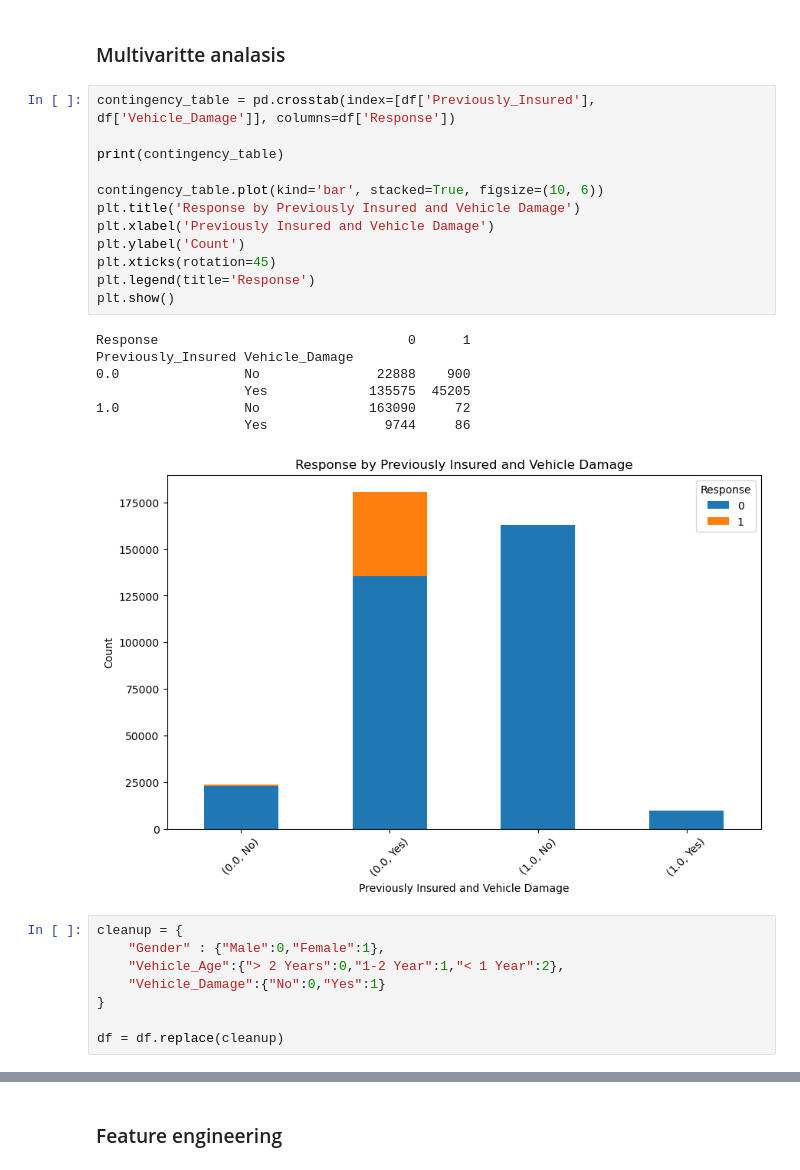
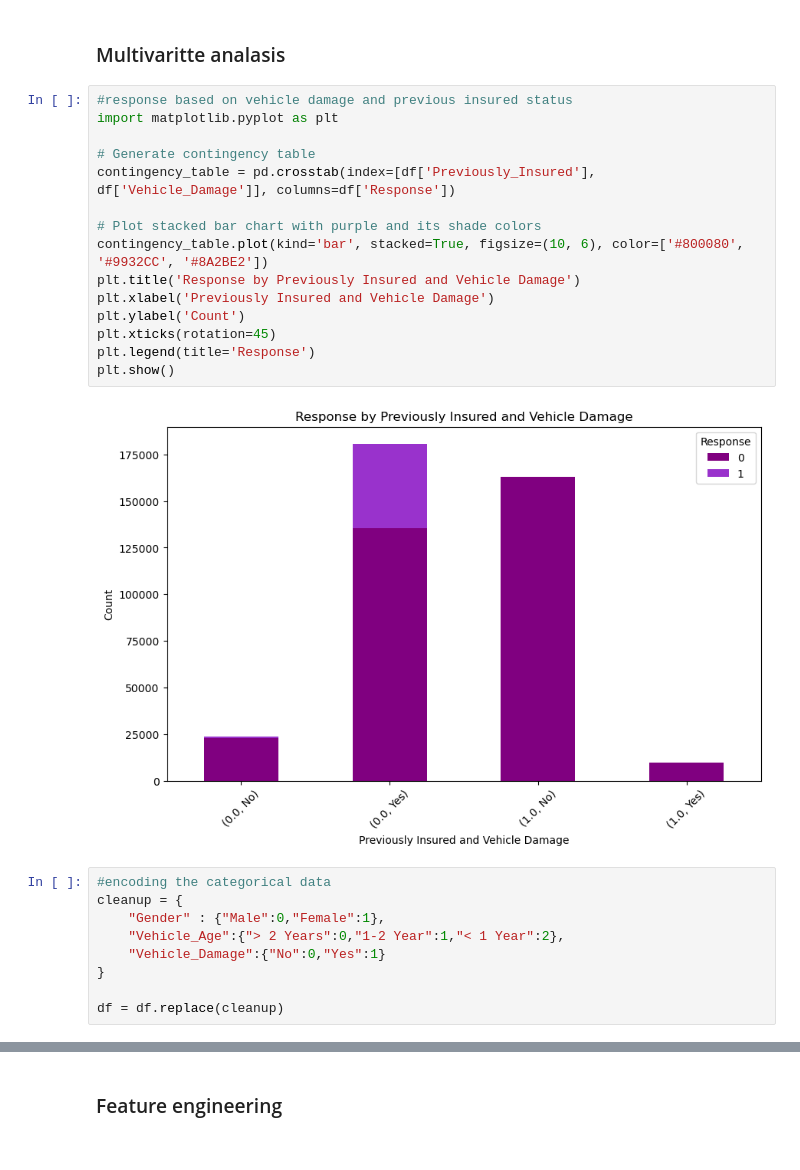
Before and after one commit to JMAN-CODES/EDA-Vehicle, a Jupyter notebook: INT039_ArjunP.ipynb, the cells around one changed output, grey strips where cells are left out. Drawn from its saved outputs; the diff is of its cells as text.

```diff
--- a/INT039_ArjunP.ipynb
+++ b/INT039_ArjunP.ipynb
@@ -331,26 +309,24 @@ Index([152.0, 26.0, 124.0, 160.0, 156.0, 122.0, 157.0, 154.0, 151.0, 163.0], dty
 # %% [markdown]
 ### Multivaritte analasis
 # %%
+#response based on vehicle damage and previous insured status
+import matplotlib.pyplot as plt
+
+# Generate contingency table
 contingency_table = pd.crosstab(index=[df['Previously_Insured'], df['Vehicle_Damage']], columns=df['Response'])
 
-print(contingency_table)
-
-contingency_table.plot(kind='bar', stacked=True, figsize=(10, 6))
+# Plot stacked bar chart with purple and its shade colors
+contingency_table.plot(kind='bar', stacked=True, figsize=(10, 6), color=['#800080', '#9932CC', '#8A2BE2'])
 plt.title('Response by Previously Insured and Vehicle Damage')
 plt.xlabel('Previously Insured and Vehicle Damage')
 plt.ylabel('Count')
 plt.xticks(rotation=45)
 plt.legend(title='Response')
 plt.show()
 # %% [output]
-Response                                0      1
-Previously_Insured Vehicle_Damage
-0.0                No               22888    900
-                   Yes             135575  45205
-1.0                No              163090     72
-                   Yes               9744     86
-[figure, old version]
+[figure, new version]
 # %%
+#encoding the categorical data
 cleanup = {
     "Gender" : {"Male":0,"Female":1},
     "Vehicle_Age":{"> 2 Years":0,"1-2 Year":1,"< 1 Year":2},
```
Also changed, not shown: parts of 65 cells of this notebook, 6 other files.
